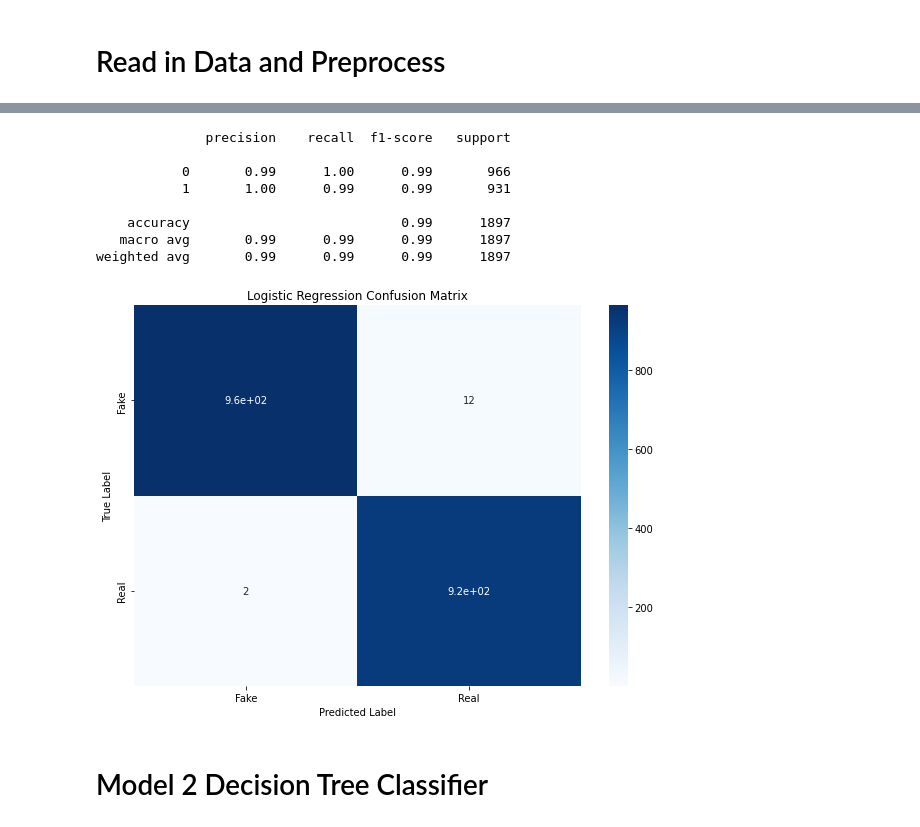
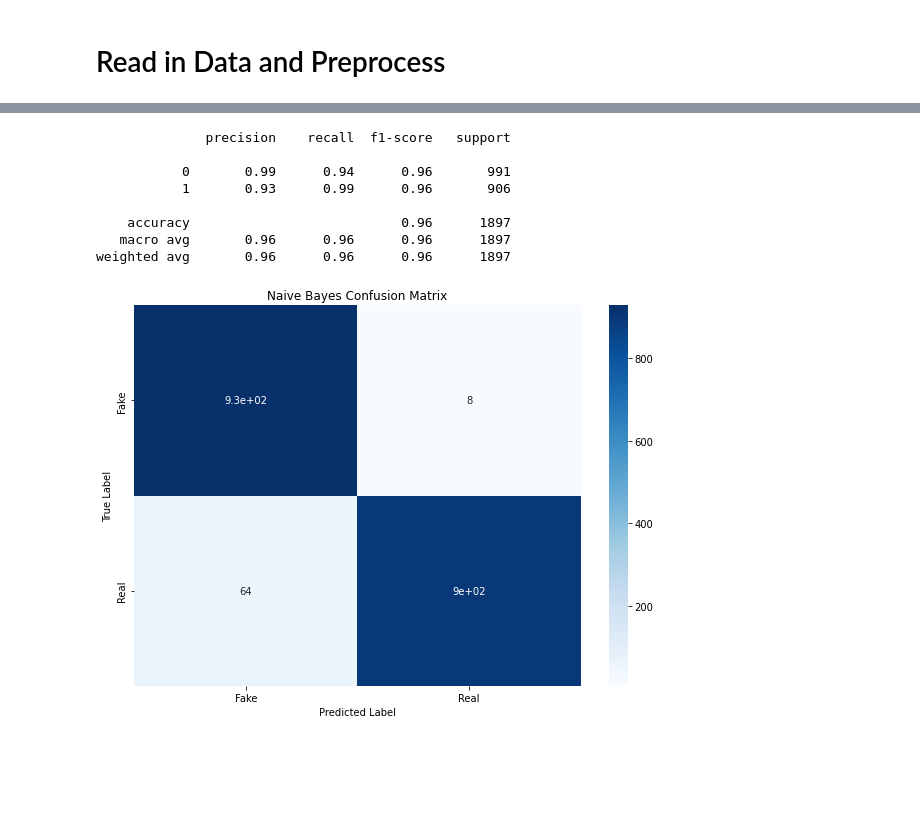
Before and after one commit to ThishenP/covid-19-fake-news-detection, a Jupyter notebook: Covid-Fake-News.ipynb, the cells around one changed output, grey strips where cells are left out. Drawn from its saved outputs; the diff is of its cells as text; code cells hidden in the pictures; blank space fills up the shorter version.

```diff
--- a/Covid-Fake-News.ipynb
+++ b/Covid-Fake-News.ipynb
@@ -23,5 +15,7 @@ from sklearn.metrics import classification_report, accuracy_score
 # %%
 def plot_conf_matrix(y_pred, y_true, title=None):
+    """Helper Function to plot confustion matrix"""
+
     conf_mat = confusion_matrix(y_pred, y_true)
     df_cm = pd.DataFrame(conf_mat, index = [i for i in ["Fake", "Real"]],
                   columns = [i for i in ["Fake", "Real"]])
@@ -99,9 +111,12 @@ X_test = vectorization.transform(X_test)
 # %%
-lr_model = LogisticRegression()
+from sklearn.naive_bayes import MultinomialNB
+
+
+nb_model = MultinomialNB()
 # Fit model
-lr_model.fit(X_train, y_train)
+nb_model.fit(X_train, y_train)
 # Predict
-y_pred = lr_model.predict(X_test)
+y_pred = nb_model.predict(X_test)
 # %%
 print(f"Test Accuracy: {accuracy_score(y_test, y_pred)}")
 # %% [output]
@@ -111,9 +126,9 @@ print(classification_report(y_test, y_pred))
 # %% [output]
               precision    recall  f1-score   support
 
-           0       0.99      1.00      0.99       966
-           1       1.00      0.99      0.99       931
+           0       0.99      0.94      0.96       991
+           1       0.93      0.99      0.96       906
 
-    accuracy                           0.99      1897
-   macro avg       0.99      0.99      0.99      1897
-weighted avg       0.99      0.99      0.99      1897
+    accuracy                           0.96      1897
+   macro avg       0.96      0.96      0.96      1897
+weighted avg       0.96      0.96      0.96      1897
@@ -122,6 +135,4 @@ weighted avg       0.99      0.99      0.99      1897
 # %%
-plot_conf_matrix(y_pred, y_test, title="Logistic Regression")
+plot_conf_matrix(y_pred, y_test, title="Naive Bayes")
 # %% [output]
-[figure, old version]
+[figure, new version]
-# %% [markdown]
-# Model 2 Decision Tree Classifier
```
Also changed, not shown: parts of 47 cells of this notebook.
